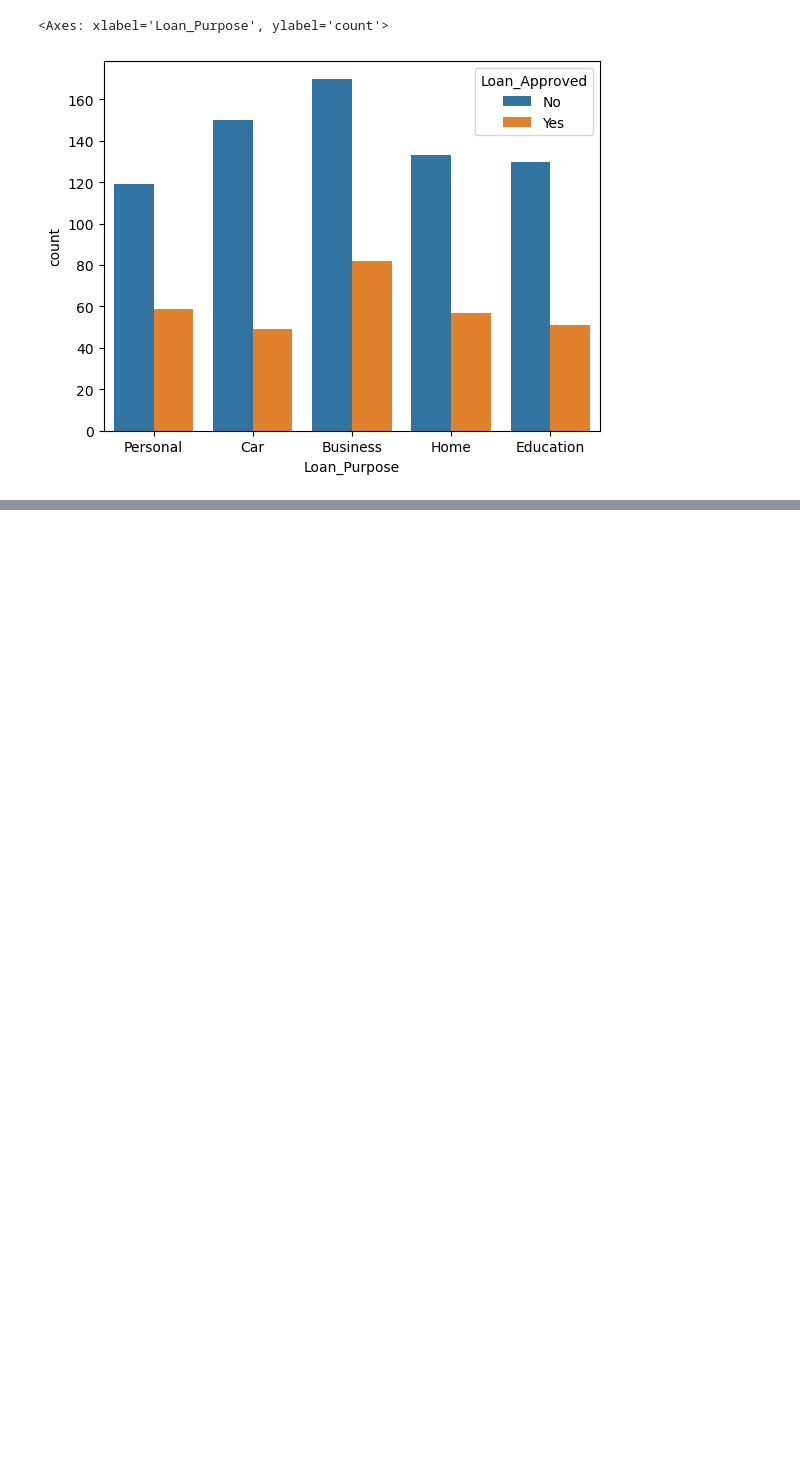
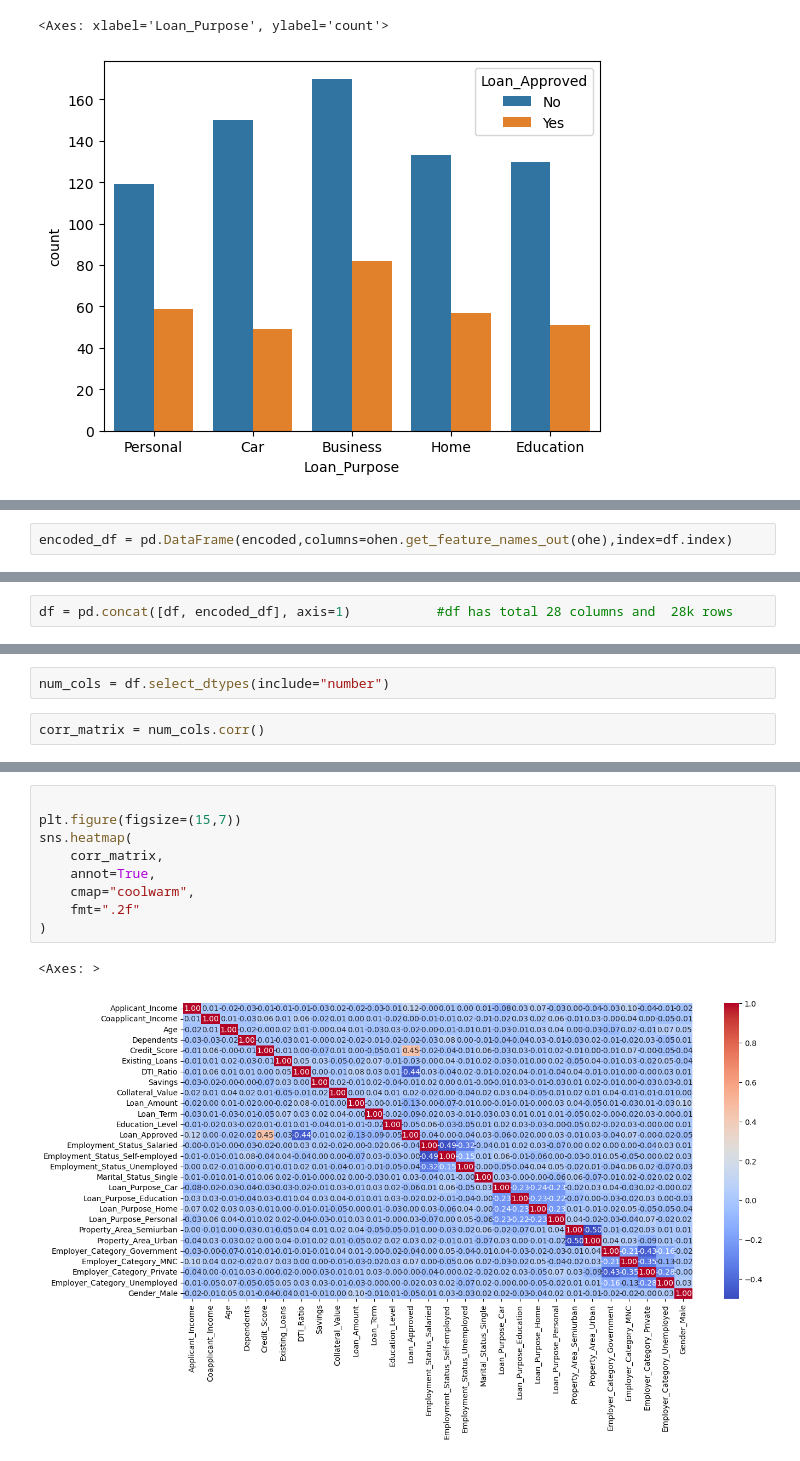
Before and after one commit to prajwalk990/CreditWise-Loan-System, a Jupyter notebook: Minor_project.ipynb, the cells around one changed output, grey strips where cells are left out. Cells and saved outputs as stored; diff of their text form; blank space fills up the shorter version.

```diff
--- a/Minor_project.ipynb
+++ b/Minor_project.ipynb
@@ -293,0 +362,2 @@ sns.countplot( data = df , x = "Loan_Purpose",hue="Loan_Approved")
+# %%
+encoded_df = pd.DataFrame(encoded,columns=ohen.get_feature_names_out(ohe),index=df.index)
@@ -293,0 +434,2 @@ sns.countplot( data = df , x = "Loan_Purpose",hue="Loan_Approved")
+# %%
+df = pd.concat([df, encoded_df], axis=1)           #df has total 28 columns and  28k rows
@@ -293,0 +458,4 @@ sns.countplot( data = df , x = "Loan_Purpose",hue="Loan_Approved")
+# %%
+num_cols = df.select_dtypes(include="number")
+# %%
+corr_matrix = num_cols.corr()
@@ -293,0 +482,12 @@ sns.countplot( data = df , x = "Loan_Purpose",hue="Loan_Approved")
+# %%
+
+plt.figure(figsize=(15,7))
+sns.heatmap(
+    corr_matrix,
+    annot=True,
+    cmap="coolwarm",
+    fmt=".2f"
+)
+# %% [output]
+<Axes: >
+[figure, added]
```
Also changed, not shown: parts of 24 cells of this notebook.
